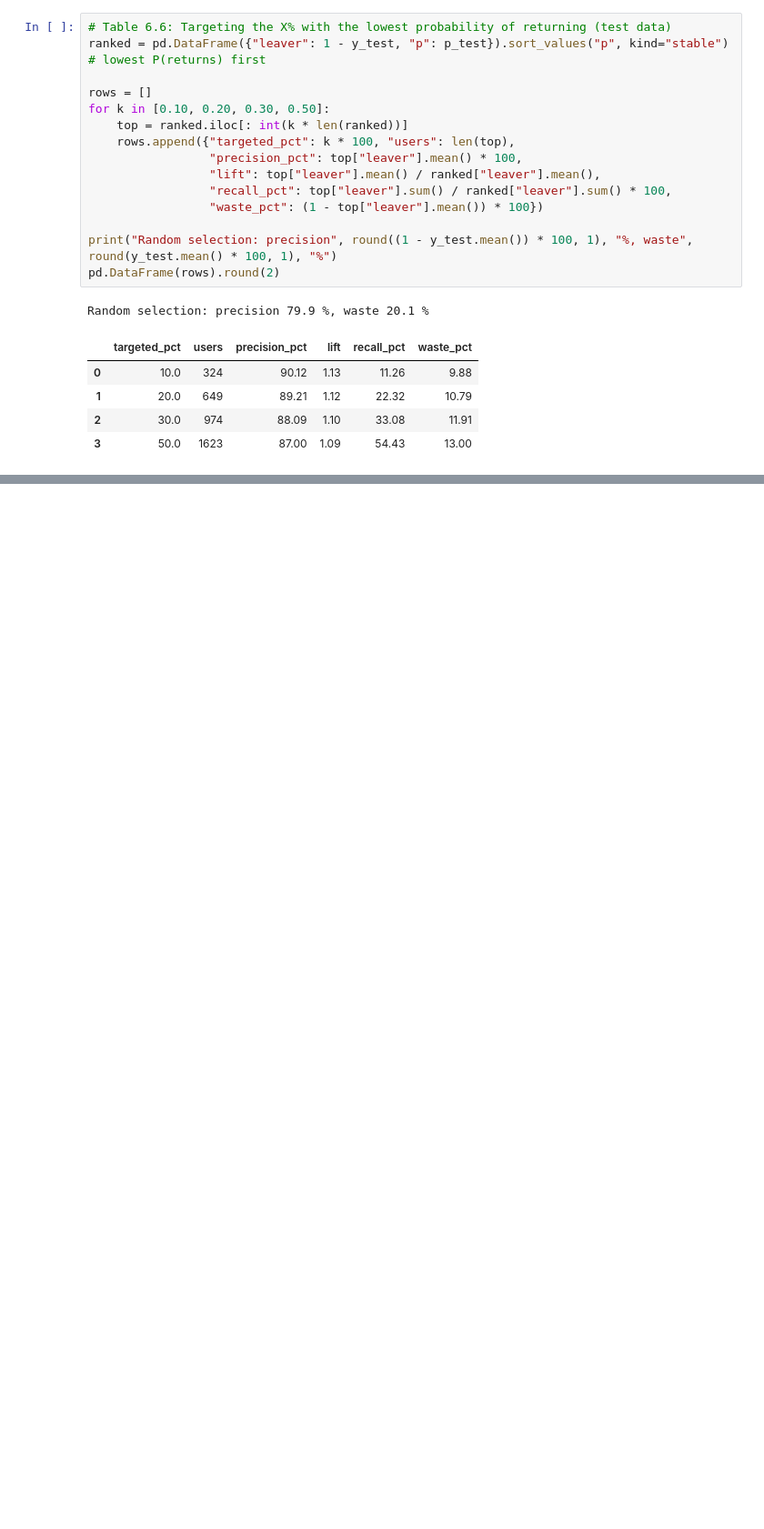
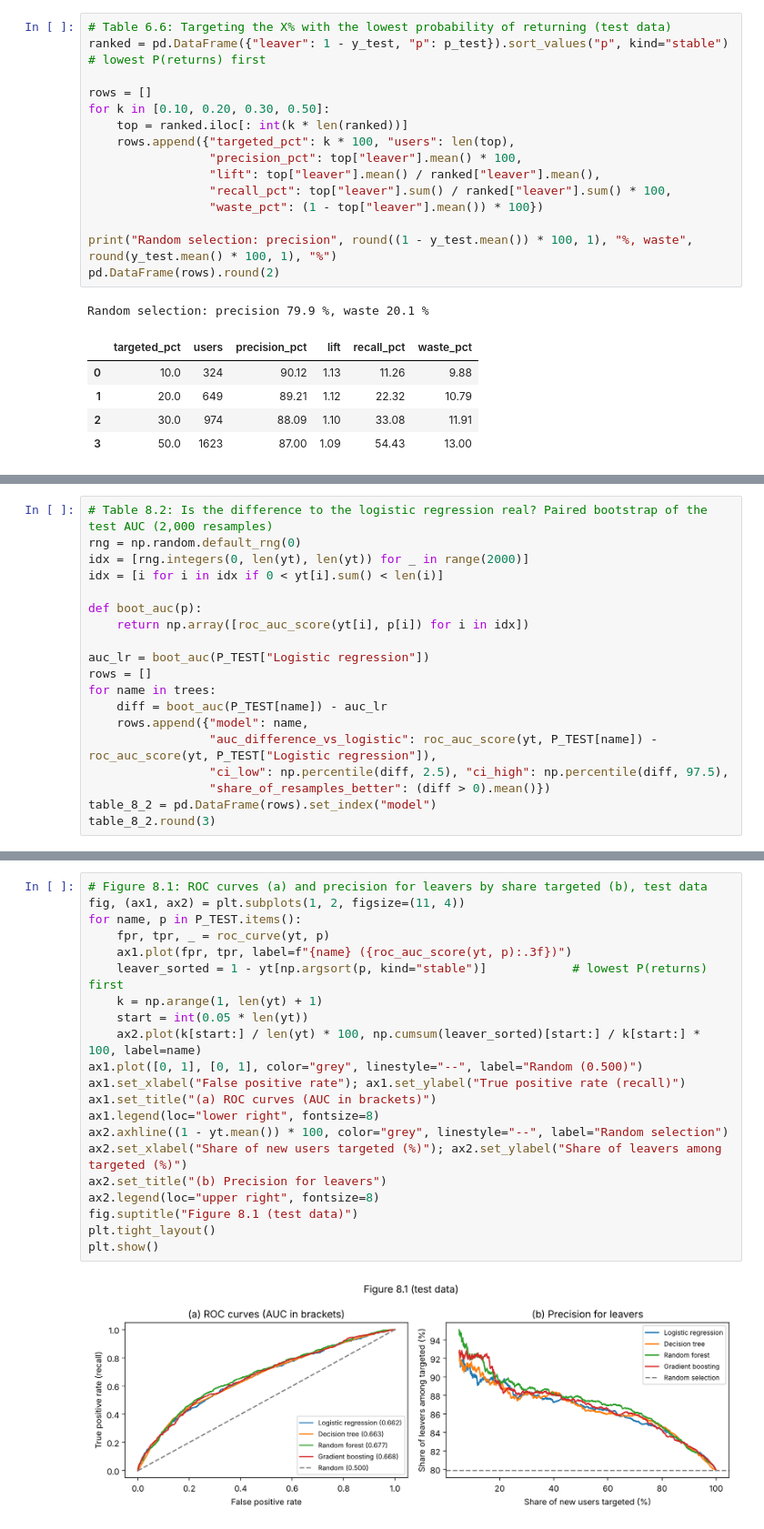
Before and after one commit to AliHoeg/intro_to_ba_project, a Jupyter notebook: exploraroty2.ipynb, the cells around one changed output, grey strips where cells are left out. Shown at 91% size. Cells and saved outputs as stored; diff of their text form; blank space fills up the shorter version.

```diff
--- a/exploraroty2.ipynb
+++ b/exploraroty2.ipynb
@@ -1170,0 +1325,19 @@ plt.show()
+# %%
+# Table 8.2: Is the difference to the logistic regression real? Paired bootstrap of the test AUC (2,000 resamples)
+rng = np.random.default_rng(0)
+idx = [rng.integers(0, len(yt), len(yt)) for _ in range(2000)]
+idx = [i for i in idx if 0 < yt[i].sum() < len(i)]
+
+def boot_auc(p):
+    return np.array([roc_auc_score(yt[i], p[i]) for i in idx])
+
+auc_lr = boot_auc(P_TEST["Logistic regression"])
+rows = []
+for name in trees:
+    diff = boot_auc(P_TEST[name]) - auc_lr
+    rows.append({"model": name,
+                 "auc_difference_vs_logistic": roc_auc_score(yt, P_TEST[name]) - roc_auc_score(yt, P_TEST["Logistic regression"]),
+                 "ci_low": np.percentile(diff, 2.5), "ci_high": np.percentile(diff, 97.5),
+                 "share_of_resamples_better": (diff > 0).mean()})
+table_8_2 = pd.DataFrame(rows).set_index("model")
+table_8_2.round(3)
@@ -1170,0 +1358,23 @@ plt.show()
+# %%
+# Figure 8.1: ROC curves (a) and precision for leavers by share targeted (b), test data
+fig, (ax1, ax2) = plt.subplots(1, 2, figsize=(11, 4))
+for name, p in P_TEST.items():
+    fpr, tpr, _ = roc_curve(yt, p)
+    ax1.plot(fpr, tpr, label=f"{name} ({roc_auc_score(yt, p):.3f})")
+    leaver_sorted = 1 - yt[np.argsort(p, kind="stable")]            # lowest P(returns) first
+    k = np.arange(1, len(yt) + 1)
+    start = int(0.05 * len(yt))
+    ax2.plot(k[start:] / len(yt) * 100, np.cumsum(leaver_sorted)[start:] / k[start:] * 100, label=name)
+ax1.plot([0, 1], [0, 1], color="grey", linestyle="--", label="Random (0.500)")
+ax1.set_xlabel("False positive rate"); ax1.set_ylabel("True positive rate (recall)")
+ax1.set_title("(a) ROC curves (AUC in brackets)")
+ax1.legend(loc="lower right", fontsize=8)
+ax2.axhline((1 - yt.mean()) * 100, color="grey", linestyle="--", label="Random selection")
+ax2.set_xlabel("Share of new users targeted (%)"); ax2.set_ylabel("Share of leavers among targeted (%)")
+ax2.set_title("(b) Precision for leavers")
+ax2.legend(loc="upper right", fontsize=8)
+fig.suptitle("Figure 8.1 (test data)")
+plt.tight_layout()
+plt.show()
+# %% [output]
+[figure, added]
```
Also changed, not shown: parts of 35 cells of this notebook.
